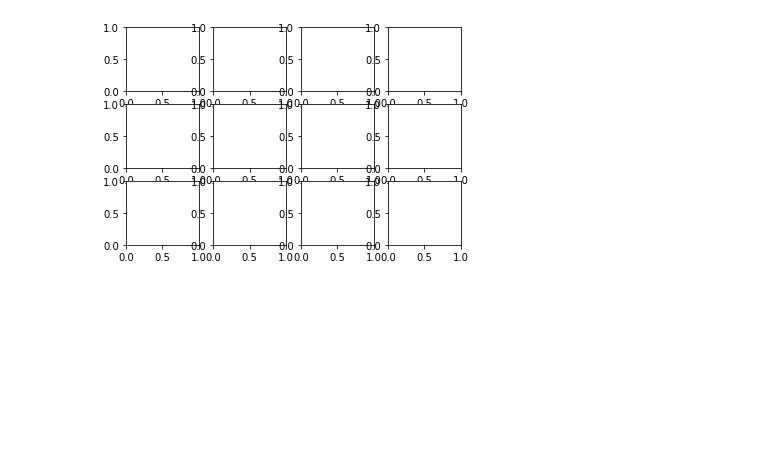
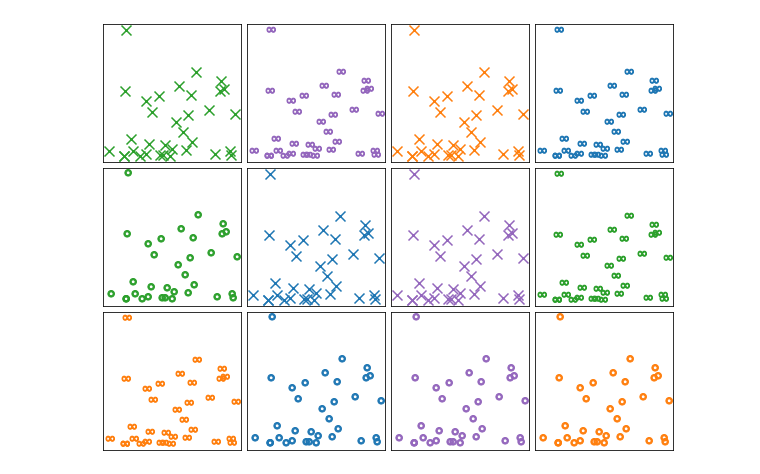
Before and after one commit to story645/proposal, a Jupyter notebook: figures/math/code/exploding.ipynb, the cells around one changed output. Drawn from its saved outputs; the diff is of its cells as text; code cells hidden in the pictures; blank space fills up the shorter version.

Commit message:
equivelant artists

```diff
--- a/figures/math/code/exploding.ipynb
+++ b/figures/math/code/exploding.ipynb
@@ -92,4 +114,15 @@ array(['TAVG'], dtype=object)
-# %%
-axes = plt.subplots(nrows=3, ncols=4)
-# %% [output]
-[figure, removed]
+# %%
+colors = ['tab:orange', 'tab:blue', 'tab:green', 'tab:purple']
+markers = ['x', r'$\infty$', r'$\circ$' ]
+pars = [(c,m) for c in colors for m in markers]
+random.shuffle(pars)
+# %%
+
+fig, axes = plt.subplots(nrows=3, ncols=4, figsize=(8,6), constrained_layout=True)
+for ax, (c, ms) in zip(axes.flat, pars):
+    ax.scatter(jfk['TAVG'][jfk['PRCP']>0], jfk['PRCP'][jfk['PRCP']>0], color=c, marker=ms, s=100)
+    ax.set(xticklabels=[], yticklabels=[])
+    ax.tick_params(length=0)
+fig.savefig(proposal_path/"equivalent_artists.png")
+# %% [output]
+[figure, added]
```
Also changed, not shown: parts of 8 cells of this notebook, 2 other files.
